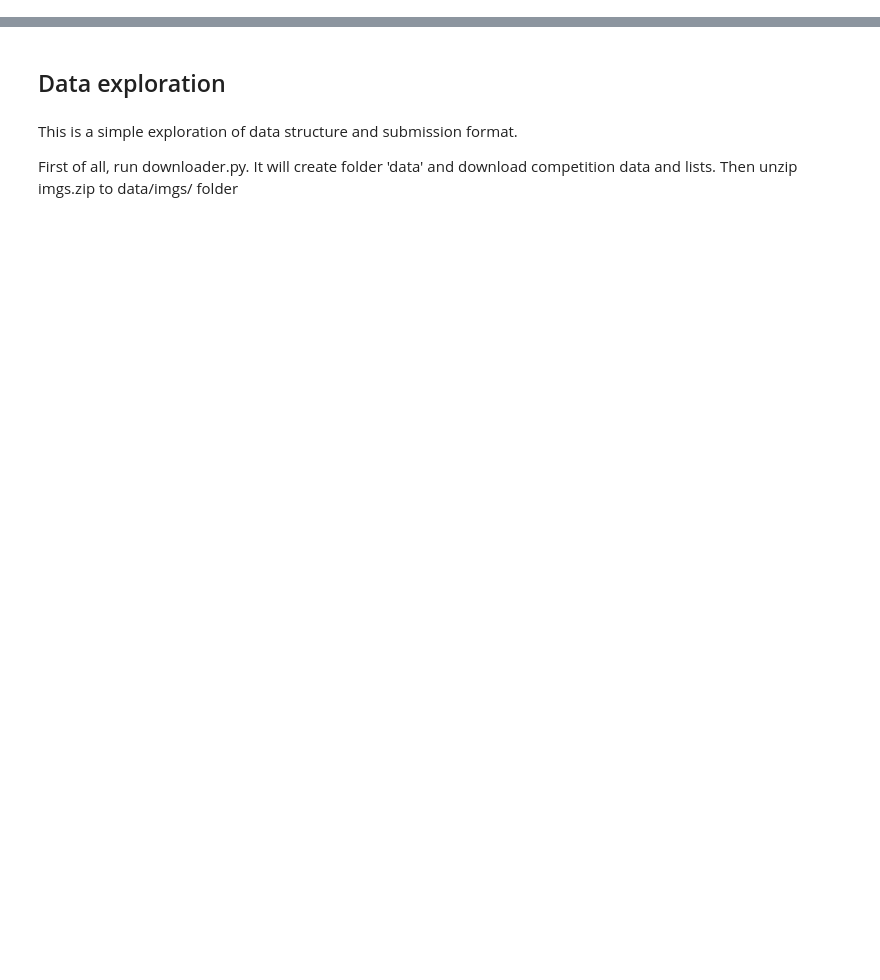
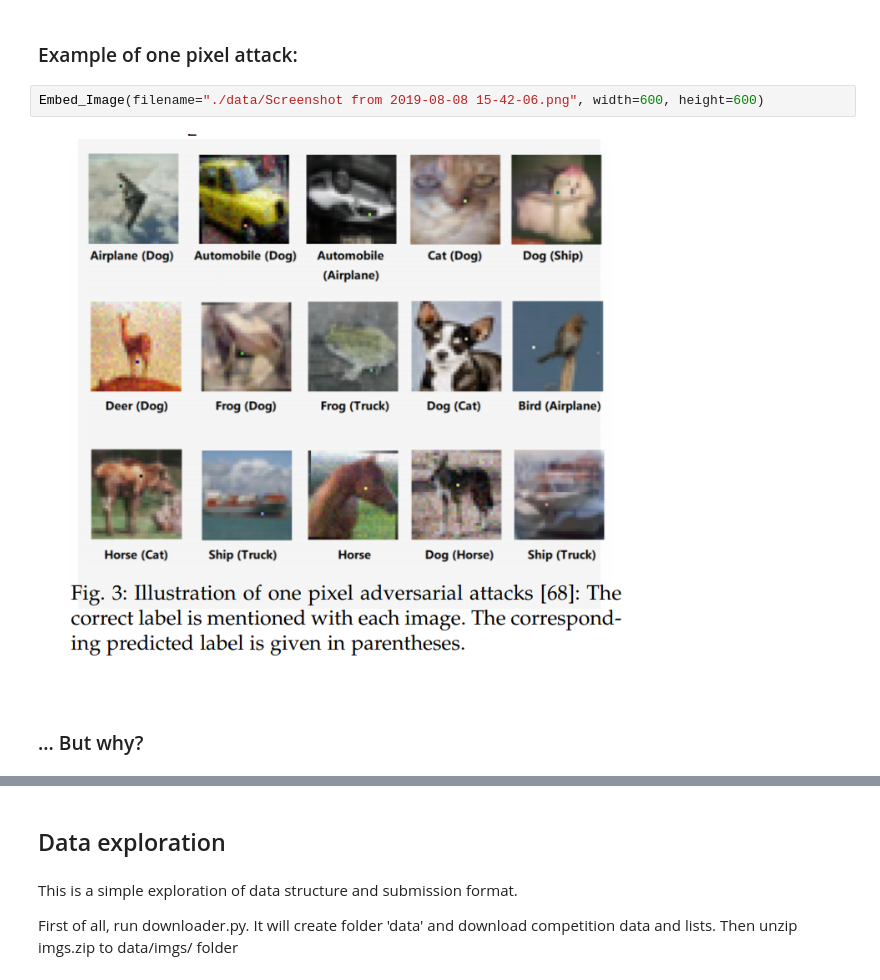
Before and after one commit to gasparian/MCS2018.Baseline, a Jupyter notebook: exlpore.ipynb, the cells around one changed output, grey strips where cells are left out. Drawn from its saved outputs; the diff is of its cells as text; blank space fills up the shorter version.

```diff
--- a/exlpore.ipynb
+++ b/exlpore.ipynb
@@ -12,0 +87,8 @@ from skimage.measure import compare_ssim
+# %% [markdown]
+### Example of one pixel attack:
+# %%
+Embed_Image(filename="./data/Screenshot from 2019-08-08 15-42-06.png", width=600, height=600)
+# %% [output]
+[figure, added]
+# %% [markdown]
+### ... But why?
```
Also changed, not shown: parts of 60 cells of this notebook, 2 other files.
